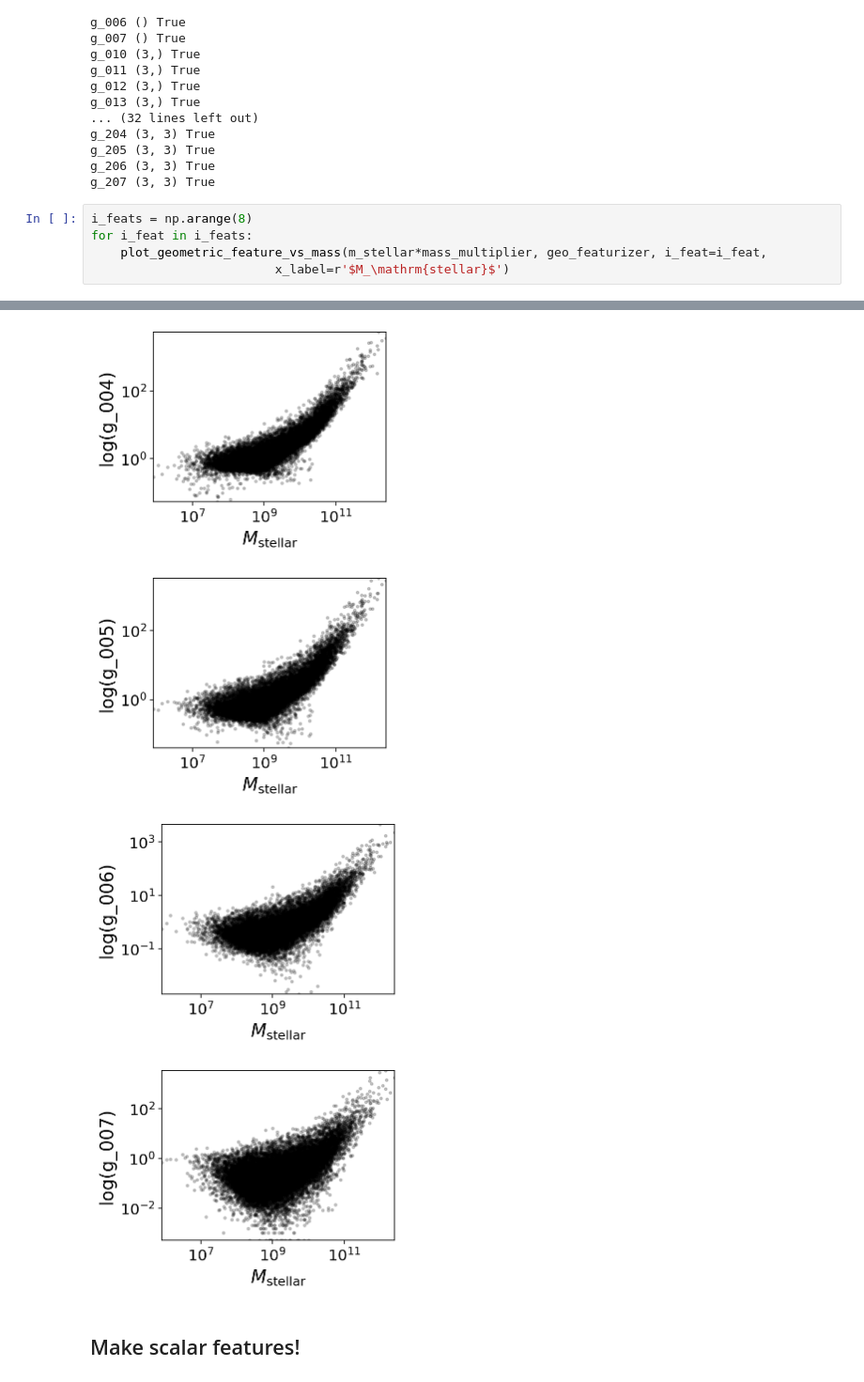
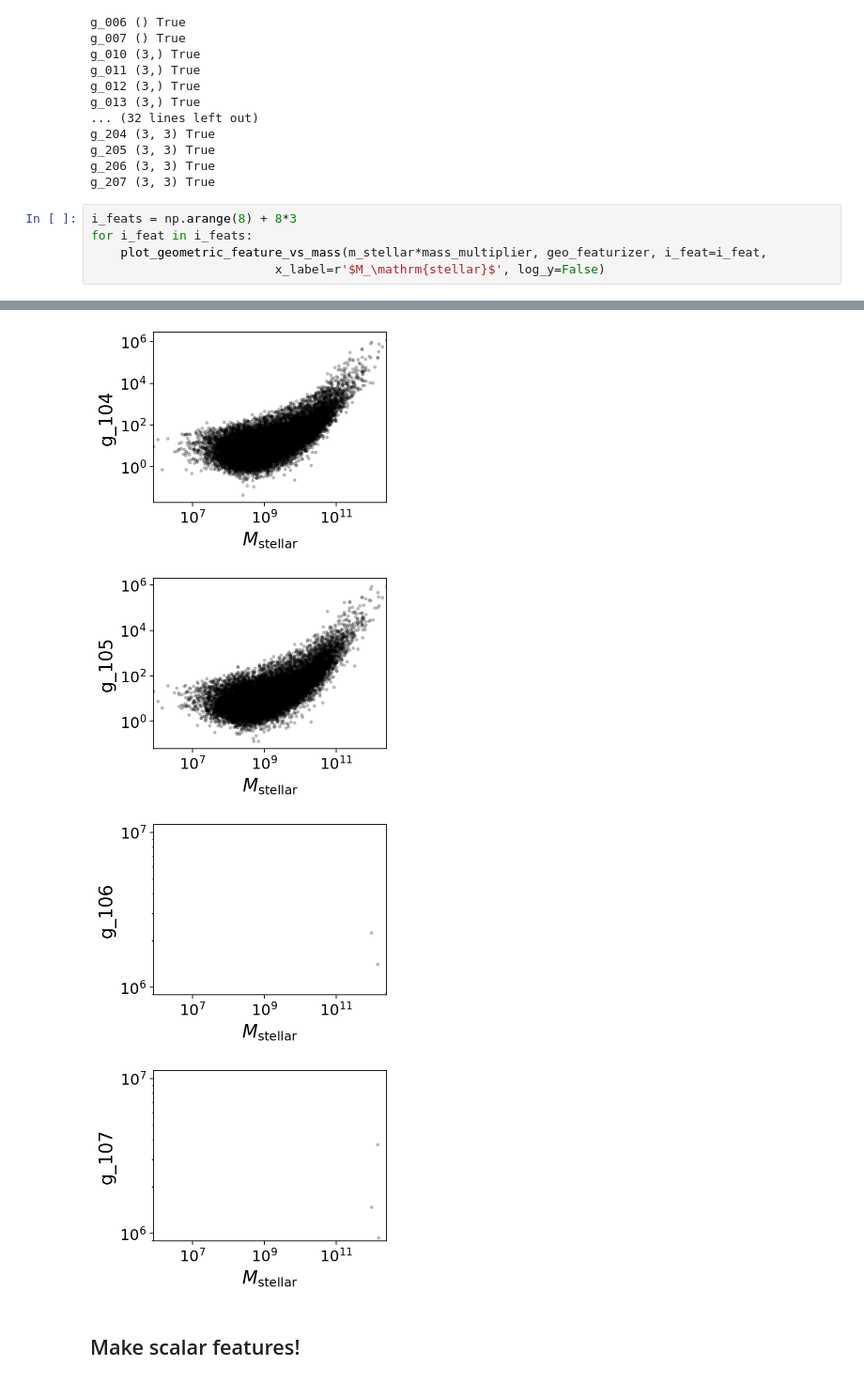
Before and after one commit to kstoreyf/equivariant-cosmology, a Jupyter notebook: notebooks/2022-03-14_visualize_features.ipynb, the cells around one changed output, grey strips where cells are left out. Shown at 94% size. Saved outputs shown, nothing was run; the diff lists cells and outputs as text.

```diff
--- a/notebooks/2022-03-14_visualize_features.ipynb
+++ b/notebooks/2022-03-14_visualize_features.ipynb
@@ -139,8 +139,8 @@ g_205 (3, 3) True
 g_206 (3, 3) True
 g_207 (3, 3) True
 # %%
-i_feats = np.arange(8)
+i_feats = np.arange(8) + 8*3
 for i_feat in i_feats:
     plot_geometric_feature_vs_mass(m_stellar*mass_multiplier, geo_featurizer, i_feat=i_feat,
-                         x_label=r'$M_\mathrm{stellar}$')
+                         x_label=r'$M_\mathrm{stellar}$', log_y=False)
 # %% [output]
@@ -151,7 +151,7 @@ for i_feat in i_feats:
-[figure, old version]
+[figure, new version]
-[figure, old version]
+[figure, new version]
-[figure, old version]
+[figure, new version]
-[figure, old version]
+[figure, new version]
 # %% [markdown]
 ## Make scalar features!
 # %%
```
Also changed, not shown: parts of 3 cells of this notebook, 10 other files.
